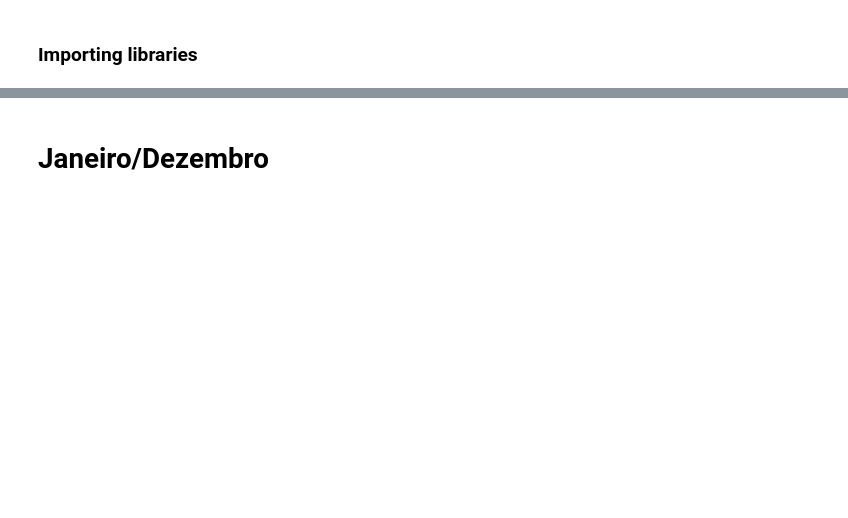
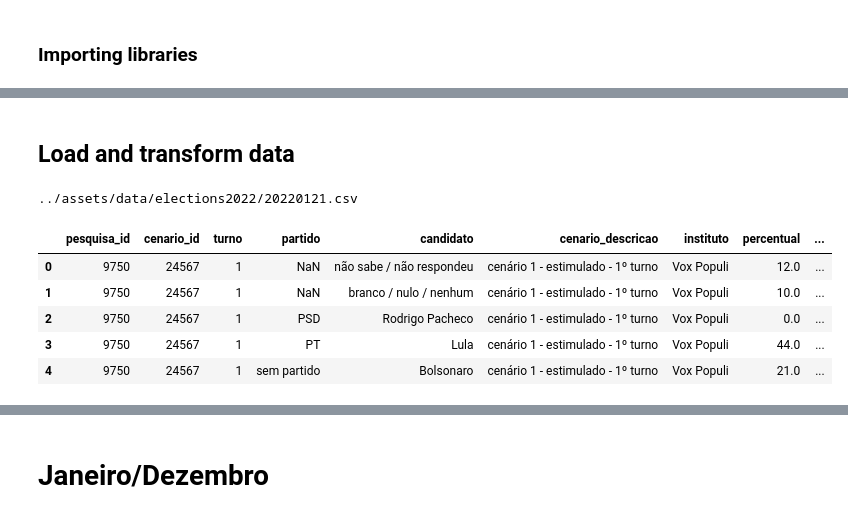
Before and after one commit to xboard/fastpages-blog, a Jupyter notebook: _notebooks/2022-01-07-brazils-2022-presidential-elections-polls-analysis-part1.ipynb, the cells around one changed output, grey strips where cells are left out. Saved outputs shown, nothing was run; the diff lists cells and outputs as text; code cells hidden in the pictures; blank space fills up the shorter version.

```diff
--- a/_notebooks/2022-01-07-brazils-2022-presidential-elections-polls-analysis-part1.ipynb
+++ b/_notebooks/2022-01-07-brazils-2022-presidential-elections-polls-analysis-part1.ipynb
@@ -215,0 +47,23 @@ Sampling 4 chains for 1_000 tune and 5_000 draw iterations (4_000 + 20_000 draws
+# %% [markdown]
+## Load and transform data
+# %%
+#noshow
+columns_to_use = ["pesquisa_id", "cenario_id", "turno", "partido",
+                  "candidato", "cenario_descricao", "instituto",
+                  "percentual", "data_pesquisa", "qtd_entrevistas",
+                  "qtd_mencoes","grupo"]
+# %%
+def enrich_and_filter(df: pd.DataFrame) ->pd.DataFrame:
+    df['qtd_mencoes'] = df.percentual * df.qtd_entrevistas / 100.0
+    df['grupo'] = 'OUTROS'
+    df.loc[(df.partido == 'PT'), 'grupo'] = 'LULA'
+    df.loc[(df.partido.isna()), 'grupo'] = 'NULO'
+
+    return df[columns_to_use]
+# %%
+def get_most_recent_file() -> Path:
+    data_dir = Path('../assets/data/elections2022/')
+    return sorted(data_dir.glob('2022*.csv'))[-1]
+print(get_most_recent_file())
+# %% [output]
+../assets/data/elections2022/20220121.csv
@@ -215,0 +77,10 @@ Sampling 4 chains for 1_000 tune and 5_000 draw iterations (4_000 + 20_000 draws
+# %%
+raw_df = get_most_recent_df()
+raw_df.head()
+# %% [output]
+|  | pesquisa_id | cenario_id | turno | partido | candidato | cenario_descricao | instituto | percentual | ... |
+| 0 | 9750 | 24567 | 1 | NaN | não sabe / não respondeu | cenário 1 - estimulado - 1º turno | Vox Populi | 12.0 | ... |
+| 1 | 9750 | 24567 | 1 | NaN | branco / nulo / nenhum | cenário 1 - estimulado - 1º turno | Vox Populi | 10.0 | ... |
+| 2 | 9750 | 24567 | 1 | PSD | Rodrigo Pacheco | cenário 1 - estimulado - 1º turno | Vox Populi | 0.0 | ... |
+| 3 | 9750 | 24567 | 1 | PT | Lula | cenário 1 - estimulado - 1º turno | Vox Populi | 44.0 | ... |
+| 4 | 9750 | 24567 | 1 | sem partido | Bolsonaro | cenário 1 - estimulado - 1º turno | Vox Populi | 21.0 | ... |
```
Also changed, not shown: parts of 87 cells of this notebook, 4 other files.
